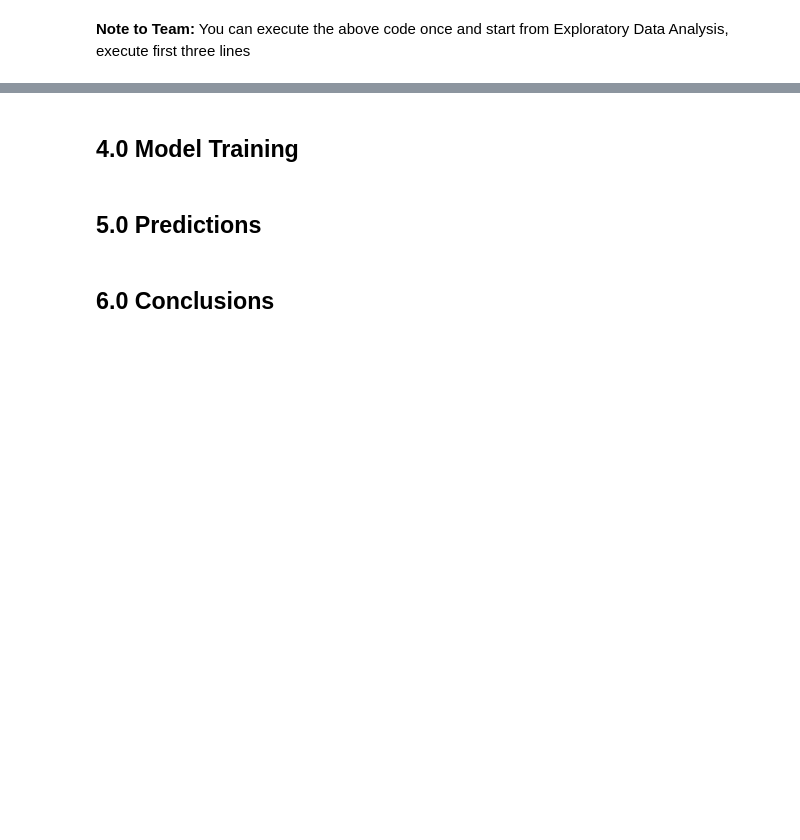
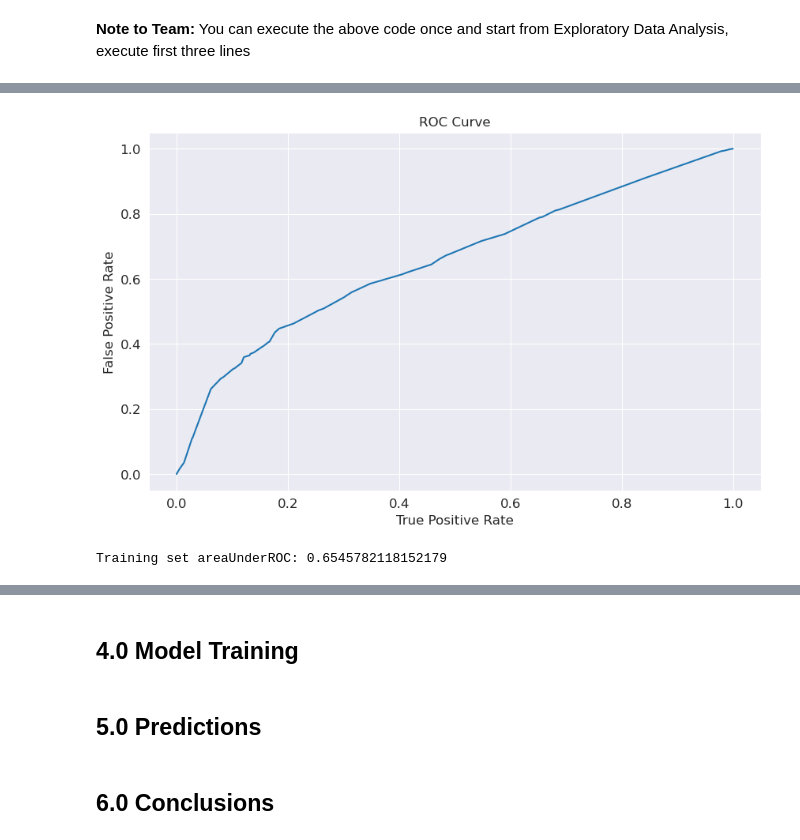
Before and after one commit to jayhombal/va-case-expungement, a Jupyter notebook: va_circuit_court_expungment.ipynb, the cells around one changed output, grey strips where cells are left out. Drawn from its saved outputs; the diff is of its cells as text; code cells hidden in the pictures; blank space fills up the shorter version.

```diff
--- a/va_circuit_court_expungment.ipynb
+++ b/va_circuit_court_expungment.ipynb
@@ -816,5 +538,0 @@ lr = LogisticRegression(maxIter=10,
-# %%
-from pyspark.ml import Pipeline
-stages = [string_indexer, ohe_encoder, vec_assembler, lr]
-pipeline = Pipeline(stages = stages)
-pipeline_model = pipeline.fit(train_df)
@@ -922,5 +538,0 @@ only showing top 10 rows
-# %%
-from pyspark.ml.evaluation import BinaryClassificationEvaluator
-lr_evaluator = BinaryClassificationEvaluator(metricName='areaUnderROC',labelCol='candidate')
-lr_auroc = lr_evaluator.evaluate(predDF)
-print(f'The auroc value of Logistic Regression Model is {lr_auroc}')
@@ -929,4 +538,0 @@ The auroc value of Logistic Regression Model is 0.6590959761482504
-# %%
-lr_evaluator = BinaryClassificationEvaluator(metricName='areaUnderPR', labelCol='candidate')
-lr_aupr = lr_evaluator.evaluate(predDF)
-print(f'The aupr value of Logistic Regression Model is {lr_aupr}')
@@ -950,0 +701,11 @@ lr_summary.precisionByThreshold.show()
+# %%
+# cross validation
+param_grid = (ParamGridBuilder()
+              .addGrid(lr.regParam, [0.01, 0.1, 0.5,2.0]) #regularization parameter
+              .addGrid(lr.elasticNetParam, [0.0, 0.5,1.0]) #Elastic Net Parameter (Ridge = 0)
+              .addGrid(lr.maxIter, [1,5,10])
+              .build())
+
+cv = CrossValidator(estimator=pipeline, estimatorParamMaps = param_grid, evaluator = lr_evaluator, numFolds=5)
+
+cvModel = cv.fit(train_df)
@@ -950,0 +736,13 @@ lr_summary.precisionByThreshold.show()
+# %%
+best_model = cvModel.bestModel.stages[-1] # last element in the pipeline stages is the Lr_model
+trainingSummary = best_model.summary
+roc = trainingSummary.roc.toPandas()
+plt.plot(roc['FPR'],roc['TPR'])
+plt.ylabel('False Positive Rate')
+plt.xlabel('True Positive Rate')
+plt.title('ROC Curve')
+plt.show()
+print('Training set areaUnderROC: ' + str(trainingSummary.areaUnderROC))
+# %% [output]
+[figure, added]
+Training set areaUnderROC: 0.6545782118152179
```
Also changed, not shown: parts of 135 cells of this notebook, 5 other files.
